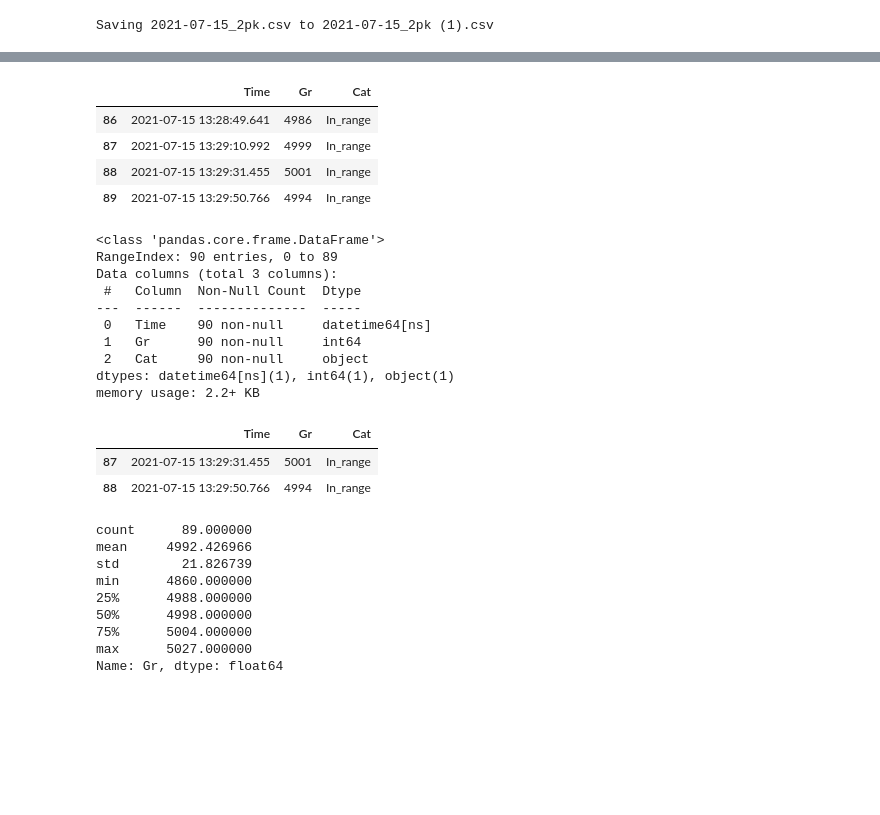
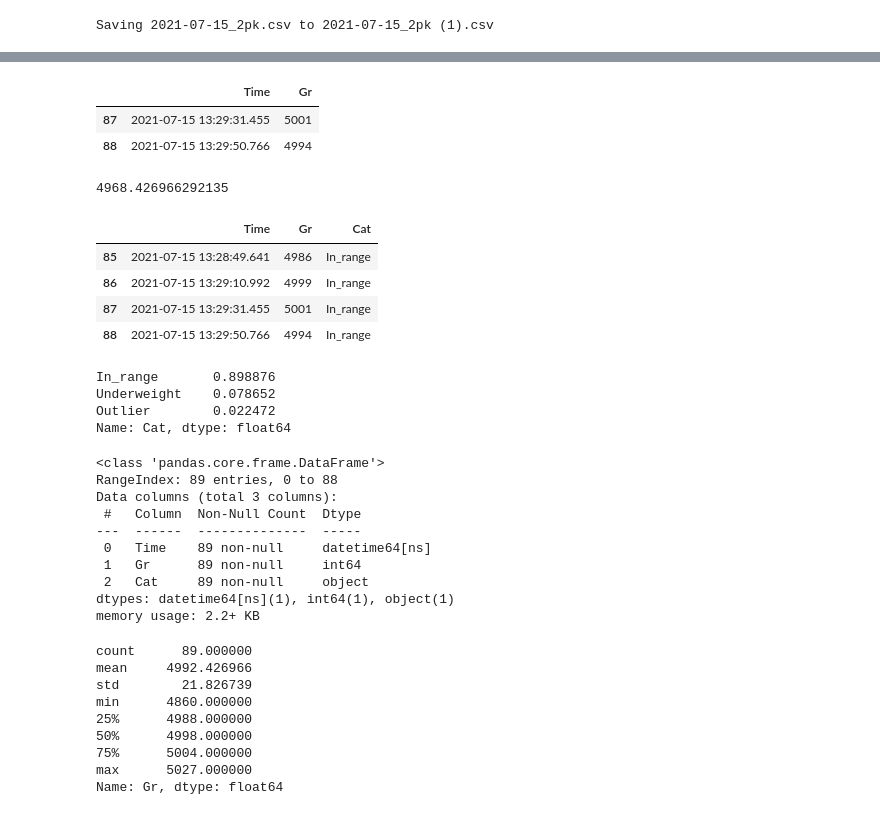
Before and after one commit to gabrielborja/python_data_analysis, a Jupyter notebook: molding_analysis.ipynb, the cells around one changed output, grey strips where cells are left out. Drawn from its saved outputs; the diff is of its cells as text; code cells hidden in the pictures; blank space fills up the shorter version.

```diff
--- a/molding_analysis.ipynb
+++ b/molding_analysis.ipynb
@@ -1262,33 +1275,50 @@ df9 = df9.rename(columns={'Num': 'Gr'})
+# %%
+#Dropping extreme outliers
+df9 = df9[df9['Gr'] > 4800].reset_index(drop=True)
+df9.tail(2)
+# %% [output]
+|  | Time | Gr |
+| 87 | 2021-07-15 13:29:31.455 | 5001 |
+| 88 | 2021-07-15 13:29:50.766 | 4994 |
+# %%
+#Calculate interquantile range and lower limit
+q_25 = df9['Gr'].quantile(q=0.25)
+q_75 = df9['Gr'].quantile(q=0.75)
+iqr = q_75 - q_25
+out_qr = (df9['Gr'].mean() - 1.5*iqr)
+out_qr
+# %% [output]
+4968.426966292135
 # %%
-#Assign outliers category
-df9 = df9.assign(Cat = np.where(df9['Gr']<4925, 'Underweight', 'In_range'))
+#Assign weight categories
+df9 = df9.assign(Cat = np.where(df9['Gr']<4925, 'Outlier', np.where(df9['Gr'] < out_qr, 'Underweight', 'In_range')))
 df9.tail(4)
 # %% [output]
 |  | Time | Gr | Cat |
-| 86 | 2021-07-15 13:28:49.641 | 4986 | In_range |
-| 87 | 2021-07-15 13:29:10.992 | 4999 | In_range |
-| 88 | 2021-07-15 13:29:31.455 | 5001 | In_range |
-| 89 | 2021-07-15 13:29:50.766 | 4994 | In_range |
+| 85 | 2021-07-15 13:28:49.641 | 4986 | In_range |
+| 86 | 2021-07-15 13:29:10.992 | 4999 | In_range |
+| 87 | 2021-07-15 13:29:31.455 | 5001 | In_range |
+| 88 | 2021-07-15 13:29:50.766 | 4994 | In_range |
+# %%
+#Checking unique values for category column
+df9['Cat'].value_counts(normalize=True)
+# %% [output]
+In_range       0.898876
+Underweight    0.078652
+Outlier        0.022472
+Name: Cat, dtype: float64
 # %%
 #Checking the dataframe information
 df9.info()
 # %% [output]
 <class 'pandas.core.frame.DataFrame'>
-RangeIndex: 90 entries, 0 to 89
+RangeIndex: 89 entries, 0 to 88
 Data columns (total 3 columns):
  #   Column  Non-Null Count  Dtype
 ---  ------  --------------  -----
- 0   Time    90 non-null     datetime64[ns]
- 1   Gr      90 non-null     int64
- 2   Cat     90 non-null     object
+ 0   Time    89 non-null     datetime64[ns]
+ 1   Gr      89 non-null     int64
+ 2   Cat     89 non-null     object
 dtypes: datetime64[ns](1), int64(1), object(1)
 memory usage: 2.2+ KB
-# %%
-#Dropping extreme outliers
-df9 = df9[df9['Gr'] > 4800].reset_index(drop=True)
-df9.tail(2)
-# %% [output]
-|  | Time | Gr | Cat |
-| 87 | 2021-07-15 13:29:31.455 | 5001 | In_range |
-| 88 | 2021-07-15 13:29:50.766 | 4994 | In_range |
 # %%
```
Also changed, not shown: parts of 5 cells of this notebook.
